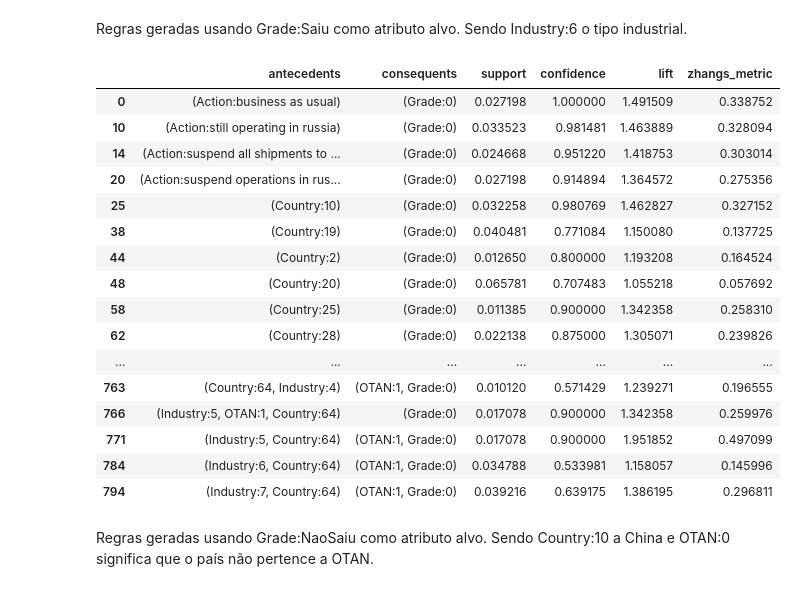
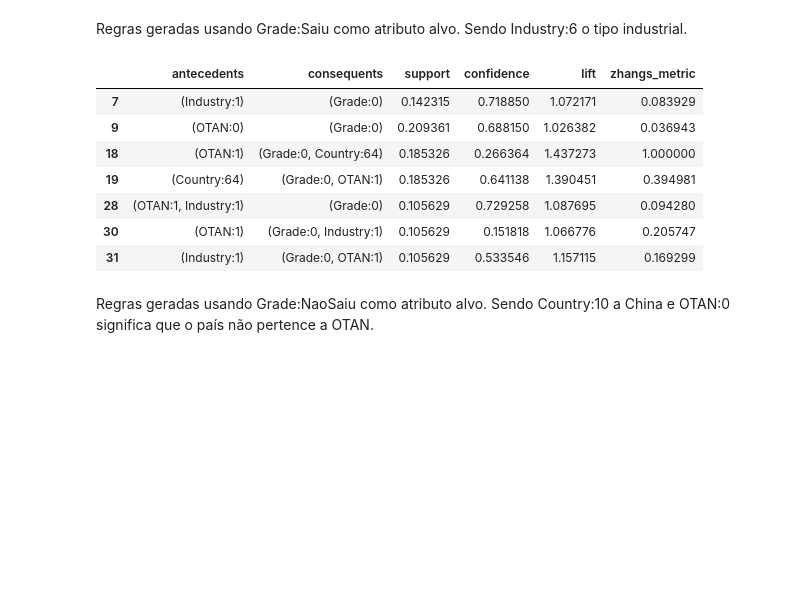
Before and after one commit to rnlobao/Russia-Companies, a Jupyter notebook: TPMineracao.ipynb, the cells around one changed output. Drawn from its saved outputs; the diff is of its cells as text; code cells hidden in the pictures; blank space fills up the shorter version.

```diff
--- a/TPMineracao.ipynb
+++ b/TPMineracao.ipynb
@@ -747,26 +747,17 @@ resultadoSaiu.head(len(resultadoSaiu))
 # %% [markdown]
 Regras geradas usando Grade:Saiu como atributo alvo. Sendo Industry:6 o tipo industrial.
 # %%
-resultadoNSaiu = regras(0.01, 0.5, 1, 'Grade:0')
+resultadoNSaiu = regras(0.09, 0.1, 1, 'Grade:0')
 resultadoNSaiu.head(len(resultadoNSaiu))
 # %% [output]
 |  | antecedents | consequents | support | confidence | lift | zhangs_metric |
-| 0 | (Action:business as usual) | (Grade:0) | 0.027198 | 1.000000 | 1.491509 | 0.338752 |
-| 10 | (Action:still operating in russia) | (Grade:0) | 0.033523 | 0.981481 | 1.463889 | 0.328094 |
-| 14 | (Action:suspend all shipments to ... | (Grade:0) | 0.024668 | 0.951220 | 1.418753 | 0.303014 |
-| 20 | (Action:suspend operations in rus... | (Grade:0) | 0.027198 | 0.914894 | 1.364572 | 0.275356 |
-| 25 | (Country:10) | (Grade:0) | 0.032258 | 0.980769 | 1.462827 | 0.327152 |
-| 38 | (Country:19) | (Grade:0) | 0.040481 | 0.771084 | 1.150080 | 0.137725 |
-| 44 | (Country:2) | (Grade:0) | 0.012650 | 0.800000 | 1.193208 | 0.164524 |
-| 48 | (Country:20) | (Grade:0) | 0.065781 | 0.707483 | 1.055218 | 0.057692 |
-| 58 | (Country:25) | (Grade:0) | 0.011385 | 0.900000 | 1.342358 | 0.258310 |
-| 62 | (Country:28) | (Grade:0) | 0.022138 | 0.875000 | 1.305071 | 0.239826 |
-| ... | ... | ... | ... | ... | ... | ... |
-| 763 | (Country:64, Industry:4) | (OTAN:1, Grade:0) | 0.010120 | 0.571429 | 1.239271 | 0.196555 |
-| 766 | (Industry:5, OTAN:1, Country:64) | (Grade:0) | 0.017078 | 0.900000 | 1.342358 | 0.259976 |
-| 771 | (Industry:5, Country:64) | (OTAN:1, Grade:0) | 0.017078 | 0.900000 | 1.951852 | 0.497099 |
-| 784 | (Industry:6, Country:64) | (OTAN:1, Grade:0) | 0.034788 | 0.533981 | 1.158057 | 0.145996 |
-| 794 | (Industry:7, Country:64) | (OTAN:1, Grade:0) | 0.039216 | 0.639175 | 1.386195 | 0.296811 |
+| 7 | (Industry:1) | (Grade:0) | 0.142315 | 0.718850 | 1.072171 | 0.083929 |
+| 9 | (OTAN:0) | (Grade:0) | 0.209361 | 0.688150 | 1.026382 | 0.036943 |
+| 18 | (OTAN:1) | (Grade:0, Country:64) | 0.185326 | 0.266364 | 1.437273 | 1.000000 |
+| 19 | (Country:64) | (Grade:0, OTAN:1) | 0.185326 | 0.641138 | 1.390451 | 0.394981 |
+| 28 | (OTAN:1, Industry:1) | (Grade:0) | 0.105629 | 0.729258 | 1.087695 | 0.094280 |
+| 30 | (OTAN:1) | (Grade:0, Industry:1) | 0.105629 | 0.151818 | 1.066776 | 0.205747 |
+| 31 | (Industry:1) | (Grade:0, OTAN:1) | 0.105629 | 0.533546 | 1.157115 | 0.169299 |
 # %% [markdown]
 Regras geradas usando Grade:NaoSaiu como atributo alvo. Sendo Country:10 a China e OTAN:0 significa que o país não pertence a OTAN.
 # %%
```
Also changed, not shown: parts of 18 cells of this notebook.
